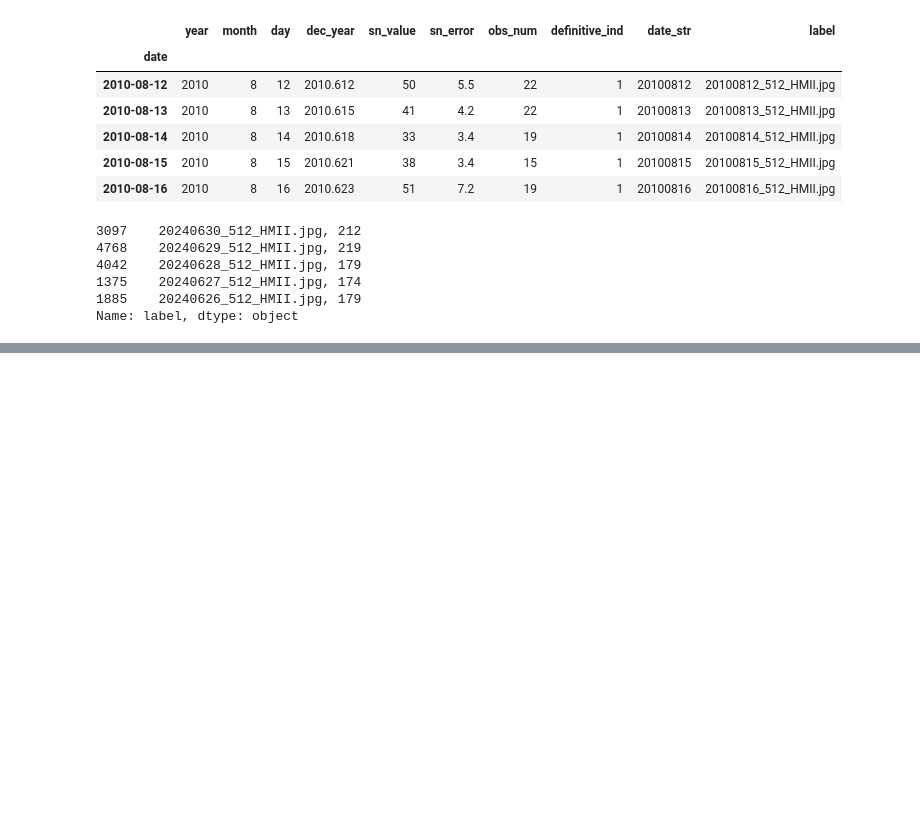
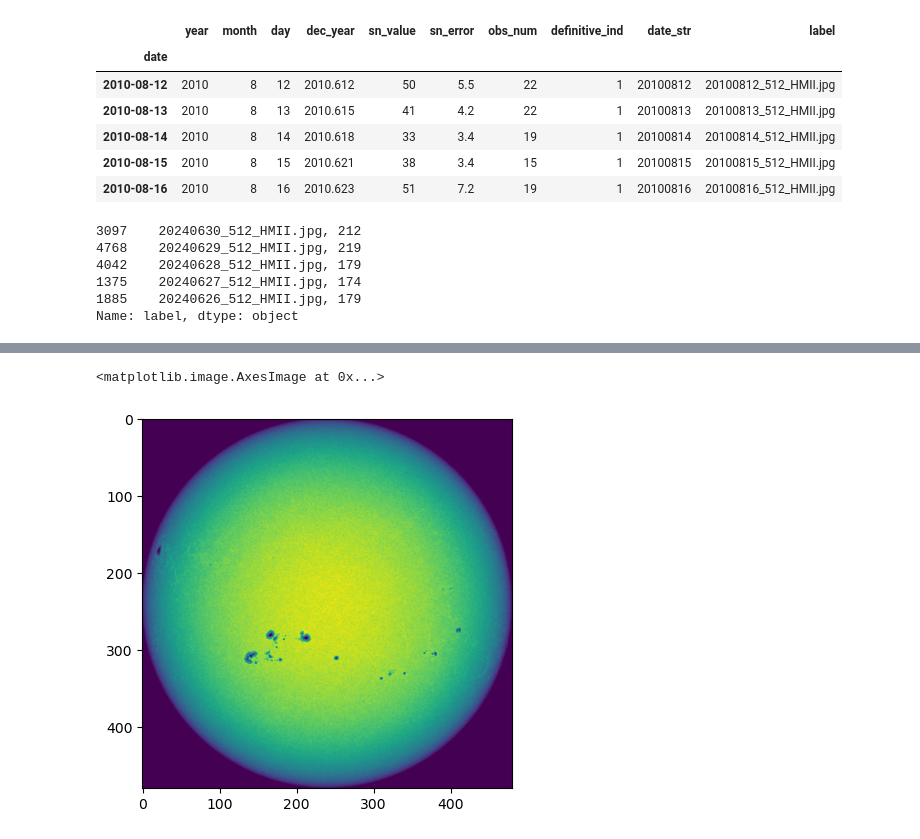
Before and after one commit to cosmicstack/sunspotcounter, a Jupyter notebook: utils/sunspot_data_eda.ipynb, the cells around one changed output, grey strips where cells are left out. Drawn from its saved outputs; the diff is of its cells as text; code cells hidden in the pictures; blank space fills up the shorter version.

```diff
--- a/utils/sunspot_data_eda.ipynb
+++ b/utils/sunspot_data_eda.ipynb
@@ -161,0 +179,5 @@ np.savetxt('../data/img/labels.txt', df_recent['label'].values, fmt='%s')
+# %%
+plt.imshow(img_arr)
+# %% [output]
+<matplotlib.image.AxesImage at 0x...>
+[figure, added]
```
Also changed, not shown: parts of 4 cells of this notebook, 3 other files.
